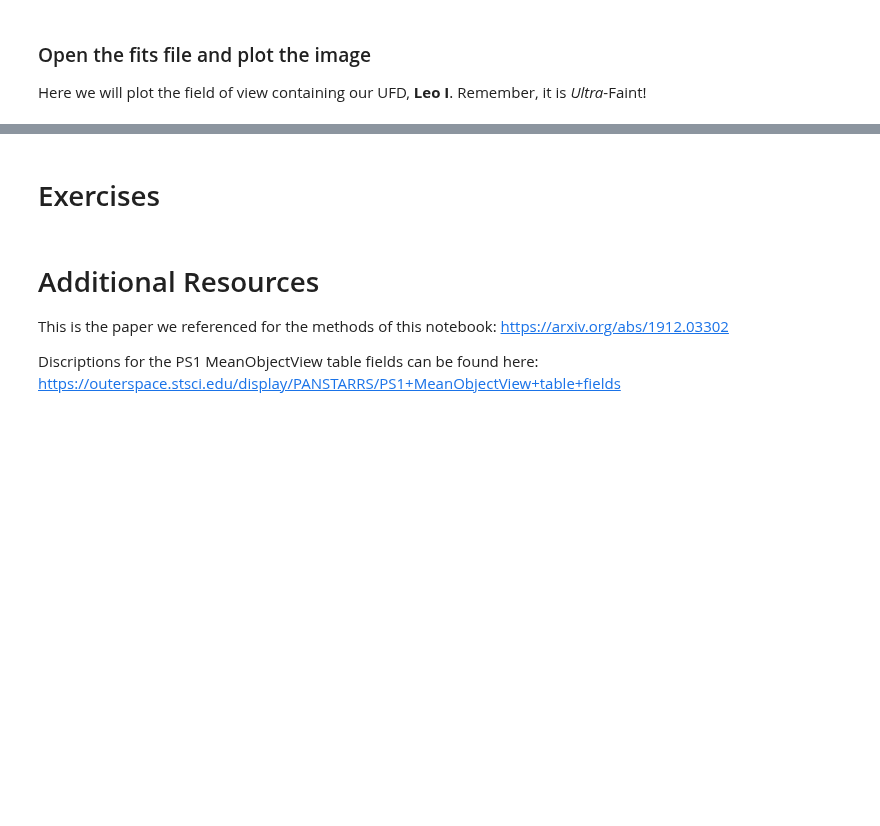
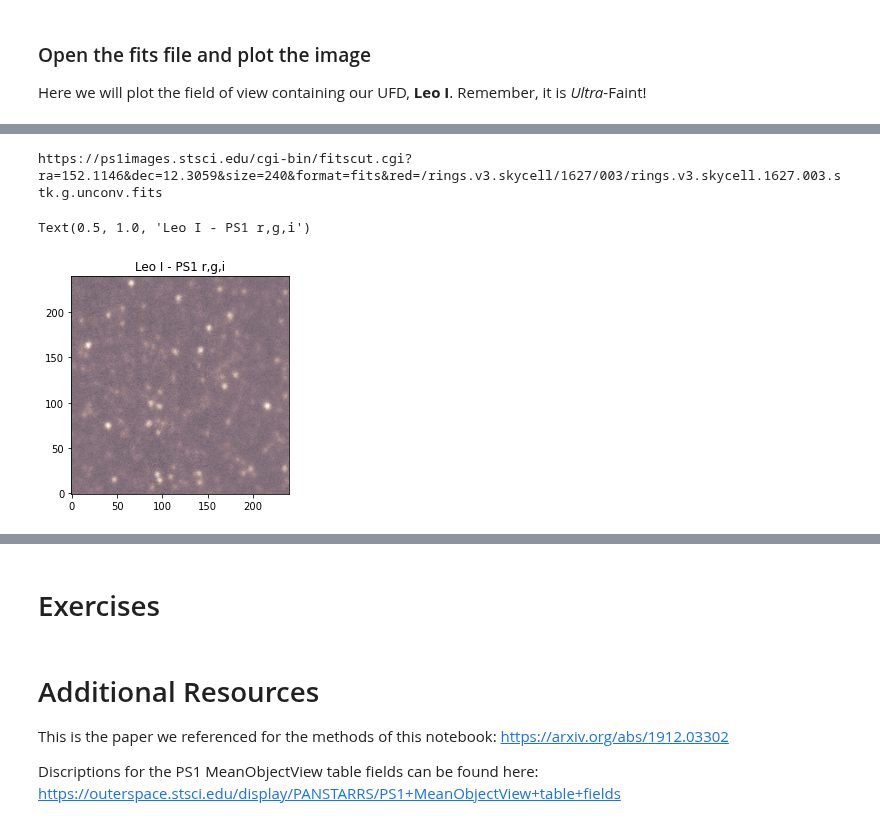
Before and after one commit to ScienceBetter/notebooks-stsci, a Jupyter notebook: notebooks/MAST/ultrafaint_dwarf_galaxy_search/ultrafaint_dwarf_galaxy_search.ipynb, the cells around one changed output, grey strips where cells are left out. Cells and saved outputs as stored; diff of their text form; code cells hidden in the pictures; blank space fills up the shorter version.

Commit message:
Added second target and color image
Added second target, plotted CMD and over-plotted both target's CMDs for comparison. Also made stacked color image of field of view of first target.

```diff
--- a/notebooks/MAST/ultrafaint_dwarf_galaxy_search/ultrafaint_dwarf_galaxy_search.ipynb
+++ b/notebooks/MAST/ultrafaint_dwarf_galaxy_search/ultrafaint_dwarf_galaxy_search.ipynb
@@ -208,0 +201,54 @@ Text(0.5, 1.0, 'Leo I - PS1 i')
+# %%
+#make a stacked color image by combining filters
+filters = "grizy"
+size = "240" #extracted image size in pixels (0.25 arcsec/pixel)
+form = "fits" #file format of the file we would like
+
+red = "red" #you can change this, red is typically the r or i filter
+blue = "blue"
+green = "green"
+
+#get the url to the PS1 images
+images_url = "https://ps1images.stsci.edu/cgi-bin/ps1filenames.py?ra="+ra+"&dec="+dec+"&filters="+filters
+#read the images data into a table
+img_table = Table.read(images_url, format='ascii')
+
+#get the first filename from the list of images
+file = img_table['filename'][0]
+
+#build the url to the fits file
+red_fits_url = "https://ps1images.stsci.edu/cgi-bin/fitscut.cgi?ra="+ra+"&dec="+dec+"&size="+size+"&format="+form+"&"+red+"="+file
+blue_fits_url = "https://ps1images.stsci.edu/cgi-bin/fitscut.cgi?ra="+ra+"&dec="+dec+"&size="+size+"&format="+form+"&"+blue+"="+file
+green_fits_url = "https://ps1images.stsci.edu/cgi-bin/fitscut.cgi?ra="+ra+"&dec="+dec+"&size="+size+"&format="+form+"&"+green+"="+file
+
+
+print(fits_url)
+# %% [output]
+https://ps1images.stsci.edu/cgi-bin/fitscut.cgi?ra=152.1146&dec=12.3059&size=240&format=fits&red=/rings.v3.skycell/1627/003/rings.v3.skycell.1627.003.stk.g.unconv.fits
+# %%
+#open the fits file and get the data
+fh_red = fits.open(red_fits_url)
+fh_blue = fits.open(blue_fits_url)
+fh_green = fits.open(green_fits_url)
+
+red_fits_img = fh_red[0].data
+blue_fits_img = fh_blue[0].data
+green_fits_img = fh_green[0].data
+
+# replace NaN values with zero for display
+red_fits_img[np.isnan(red_fits_img)] = 0.0
+blue_fits_img[np.isnan(blue_fits_img)] = 0.0
+green_fits_img[np.isnan(green_fits_img)] = 0.0
+
+cmap1 = colors.ListedColormap(['green', 'none'])
+cmap2 = colors.ListedColormap(['red', 'none'])
+cmap3 = colors.ListedColormap(['blue', 'none'])
+
+#show the fits image
+plt.imshow(green_fits_img,cmap="Greens_r",origin="lower", alpha = 0.35)
+plt.imshow(red_fits_img,cmap="Reds_r",origin="lower", alpha = 0.45)
+plt.imshow(blue_fits_img,cmap="Blues_r",origin="lower", alpha = 0.25)
+plt.title("Leo I - PS1 r,g,i")
+# %% [output]
+Text(0.5, 1.0, 'Leo I - PS1 r,g,i')
+[figure, added]
```
Also changed, not shown: parts of 21 cells of this notebook, 5 other files.
